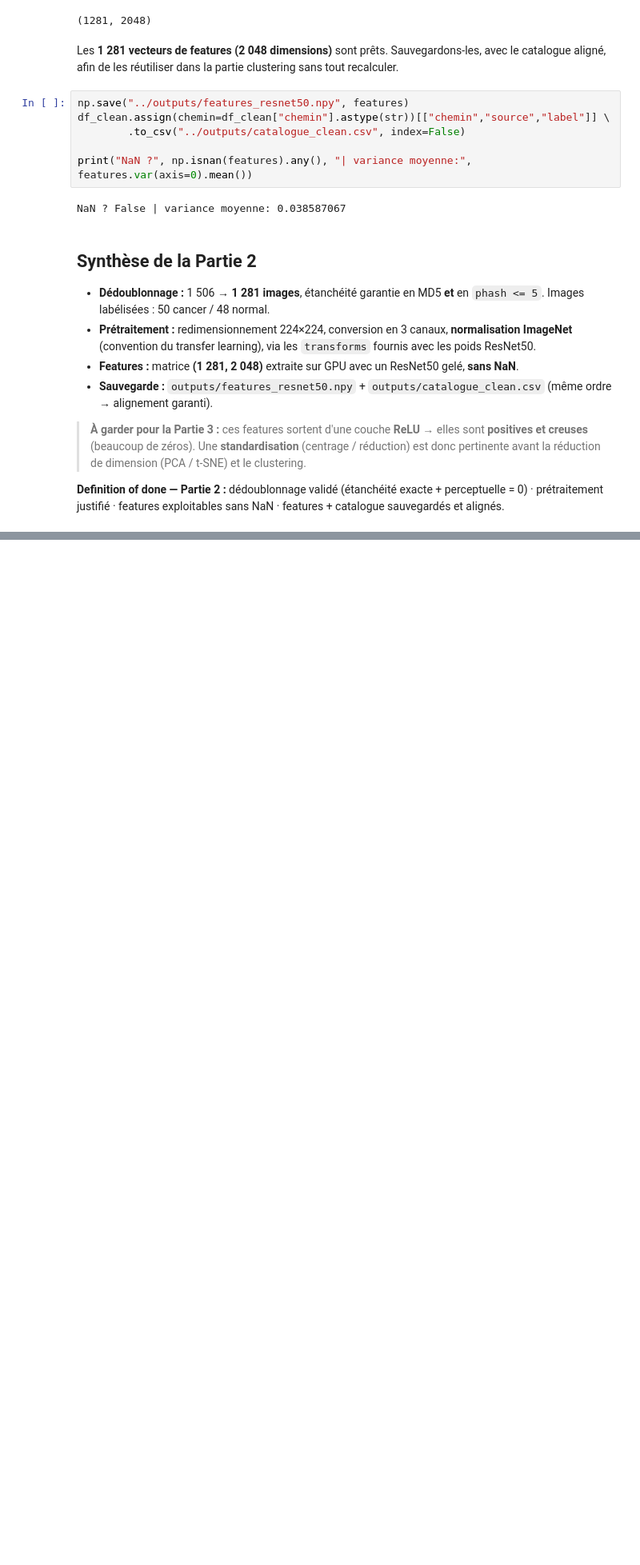
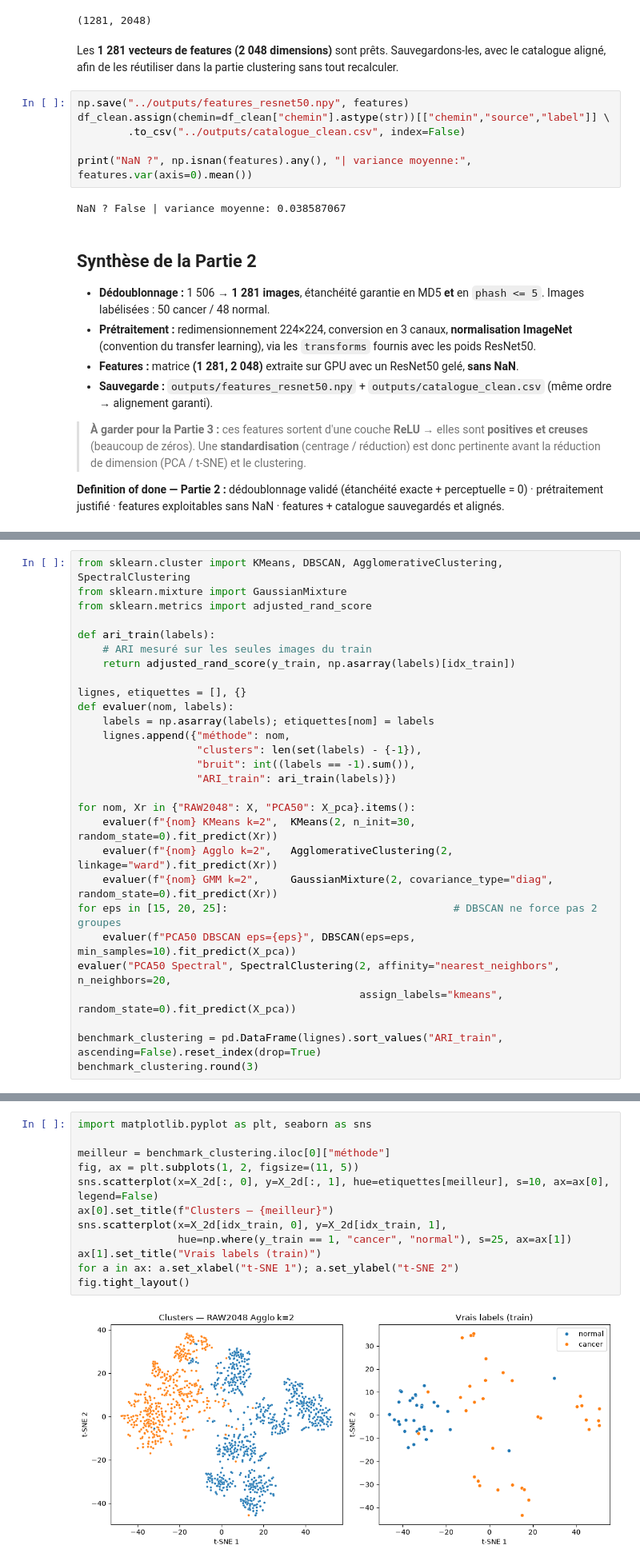
Before and after one commit to rayakevin/OCR_PROJET_10, a Jupyter notebook: notebooks/01_features_clustering.ipynb, the cells around one changed output, grey strips where cells are left out. Shown at 80% size. Cells and saved outputs as stored; diff of their text form; blank space fills up the shorter version.

```diff
--- a/notebooks/01_features_clustering.ipynb
+++ b/notebooks/01_features_clustering.ipynb
@@ -990,0 +628,28 @@ images_a_revoir.to_csv("../outputs/images_a_labelliser_en_priorite.csv", index=F
+# %%
+from sklearn.cluster import KMeans, DBSCAN, AgglomerativeClustering, SpectralClustering
+from sklearn.mixture import GaussianMixture
+from sklearn.metrics import adjusted_rand_score
+
+def ari_train(labels):
+    # ARI mesuré sur les seules images du train
+    return adjusted_rand_score(y_train, np.asarray(labels)[idx_train])
+
+lignes, etiquettes = [], {}
+def evaluer(nom, labels):
+    labels = np.asarray(labels); etiquettes[nom] = labels
+    lignes.append({"méthode": nom,
+                   "clusters": len(set(labels) - {-1}),
+                   "bruit": int((labels == -1).sum()),
+                   "ARI_train": ari_train(labels)})
+
+for nom, Xr in {"RAW2048": X, "PCA50": X_pca}.items():
+    evaluer(f"{nom} KMeans k=2",  KMeans(2, n_init=30, random_state=0).fit_predict(Xr))
+    evaluer(f"{nom} Agglo k=2",   AgglomerativeClustering(2, linkage="ward").fit_predict(Xr))
+    evaluer(f"{nom} GMM k=2",     GaussianMixture(2, covariance_type="diag", random_state=0).fit_predict(Xr))
+for eps in [15, 20, 25]:                                    # DBSCAN ne force pas 2 groupes
+    evaluer(f"PCA50 DBSCAN eps={eps}", DBSCAN(eps=eps, min_samples=10).fit_predict(X_pca))
+evaluer("PCA50 Spectral", SpectralClustering(2, affinity="nearest_neighbors", n_neighbors=20,
+                                             assign_labels="kmeans", random_state=0).fit_predict(X_pca))
+
+benchmark_clustering = pd.DataFrame(lignes).sort_values("ARI_train", ascending=False).reset_index(drop=True)
+benchmark_clustering.round(3)
@@ -990,0 +672,14 @@ images_a_revoir.to_csv("../outputs/images_a_labelliser_en_priorite.csv", index=F
+# %%
+import matplotlib.pyplot as plt, seaborn as sns
+
+meilleur = benchmark_clustering.iloc[0]["méthode"]
+fig, ax = plt.subplots(1, 2, figsize=(11, 5))
+sns.scatterplot(x=X_2d[:, 0], y=X_2d[:, 1], hue=etiquettes[meilleur], s=10, ax=ax[0], legend=False)
+ax[0].set_title(f"Clusters — {meilleur}")
+sns.scatterplot(x=X_2d[idx_train, 0], y=X_2d[idx_train, 1],
+                hue=np.where(y_train == 1, "cancer", "normal"), s=25, ax=ax[1])
+ax[1].set_title("Vrais labels (train)")
+for a in ax: a.set_xlabel("t-SNE 1"); a.set_ylabel("t-SNE 2")
+fig.tight_layout()
+# %% [output]
+[figure, added]
```
Also changed, not shown: parts of 44 cells of this notebook, 13 other files.
